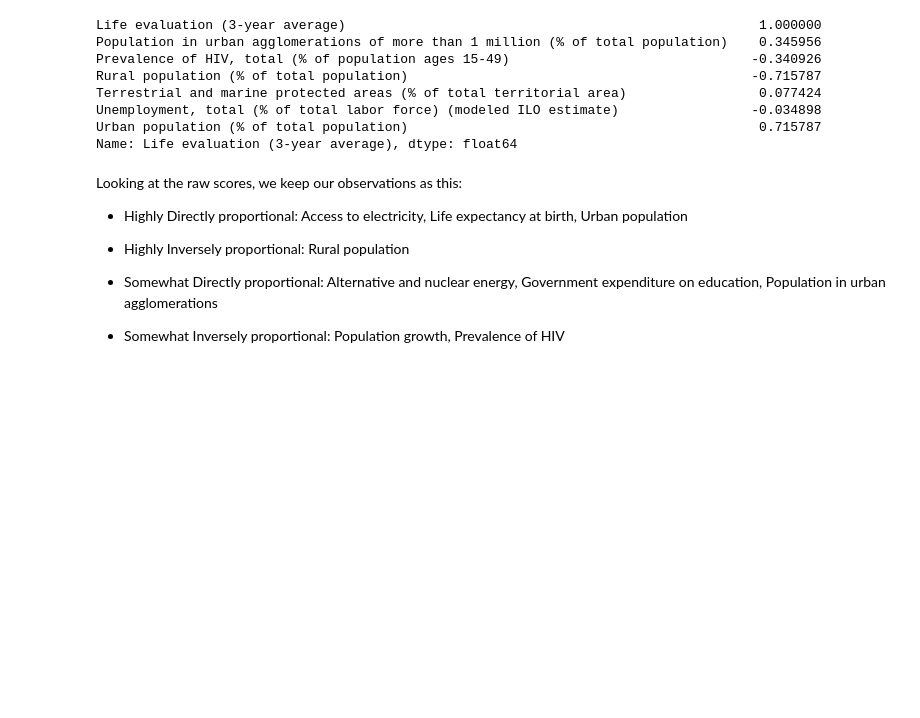
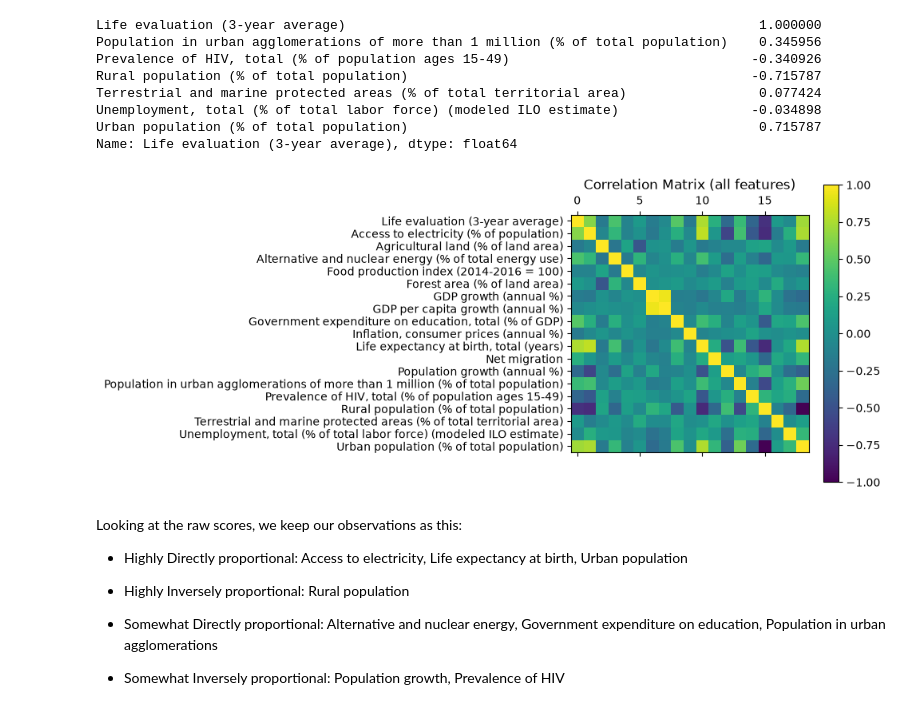
Before and after one commit to flawedvice/happiness-prediction, a Jupyter notebook: exploration.ipynb, the cells around one changed output. Cells and saved outputs as stored; diff of their text form; code cells hidden in the pictures; blank space fills up the shorter version.

```diff
--- a/exploration.ipynb
+++ b/exploration.ipynb
@@ -1124,6 +1124,18 @@ Terrestrial and marine protected areas (% of total territorial area)
 Unemployment, total (% of total labor force) (modeled ILO estimate)                 -0.034898
 Urban population (% of total population)                                             0.715787
 Name: Life evaluation (3-year average), dtype: float64
+# %%
+whole_correlation = clean_df.iloc[:, 2:]
+plt.matshow(whole_correlation.corr())
+
+plt.yticks(range(whole_correlation.columns.size), whole_correlation.columns)
+cb = plt.colorbar()
+cb.ax.tick_params()
+plt.title("Correlation Matrix (all features)")
+save_plt("Correlation Matrix (all features)")
+plt.show()
+# %% [output]
+[figure, added]
 # %% [markdown]
 Looking at the raw scores, we keep our observations as this:
 - Highly Directly proportional: Access to electricity, Life expectancy at birth, Urban population
```
Also changed, not shown: parts of 31 cells of this notebook, 2 other files.
